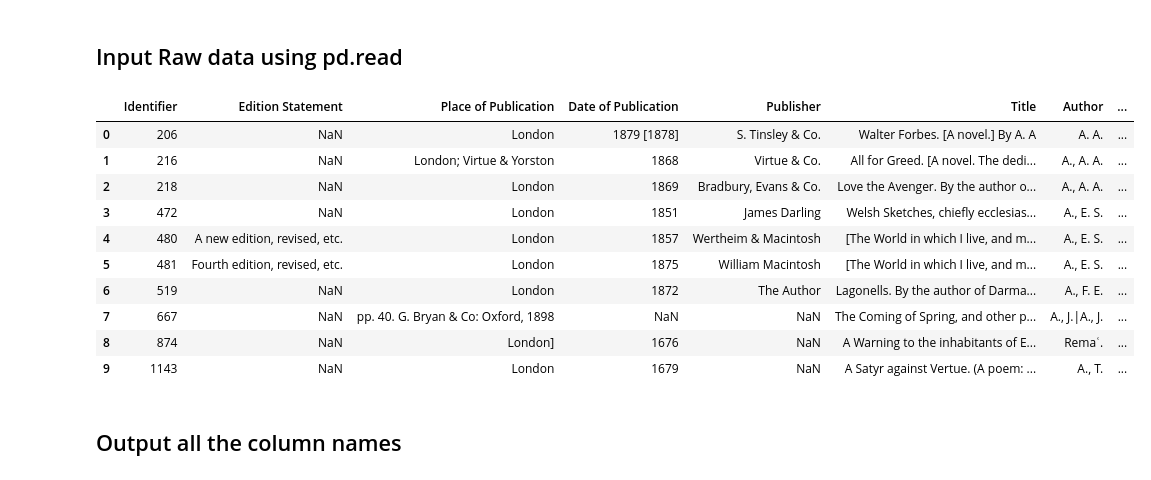
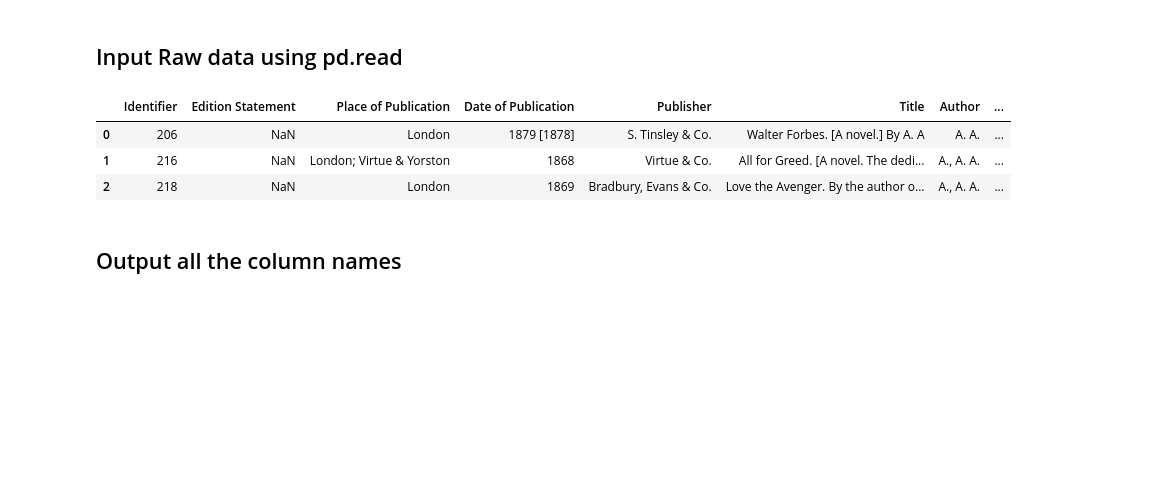
Before and after one commit to stevennhww/data-cleaning, a Jupyter notebook: data_cleaning_01.ipynb, the cells around one changed output. Cells and saved outputs as stored; diff of their text form; code cells hidden in the pictures; blank space fills up the shorter version.

```diff
--- a/data_cleaning_01.ipynb
+++ b/data_cleaning_01.ipynb
@@ -5,19 +5,12 @@ import numpy as np
 ## Input Raw data using pd.read
 # %%
 df = pd.read_csv('/Users/huimeixiao/Downloads/BL-Flickr-Images-Book.csv')
-df.head(10)
+df.head(3)
 # %% [output]
 |  | Identifier | Edition Statement | Place of Publication | Date of Publication | Publisher | Title | Author | ... |
 | 0 | 206 | NaN | London | 1879 [1878] | S. Tinsley & Co. | Walter Forbes. [A novel.] By A. A | A. A. | ... |
 | 1 | 216 | NaN | London; Virtue & Yorston | 1868 | Virtue & Co. | All for Greed. [A novel. The dedi... | A., A. A. | ... |
 | 2 | 218 | NaN | London | 1869 | Bradbury, Evans & Co. | Love the Avenger. By the author o... | A., A. A. | ... |
-| 3 | 472 | NaN | London | 1851 | James Darling | Welsh Sketches, chiefly ecclesias... | A., E. S. | ... |
-| 4 | 480 | A new edition, revised, etc. | London | 1857 | Wertheim & Macintosh | [The World in which I live, and m... | A., E. S. | ... |
-| 5 | 481 | Fourth edition, revised, etc. | London | 1875 | William Macintosh | [The World in which I live, and m... | A., E. S. | ... |
-| 6 | 519 | NaN | London | 1872 | The Author | Lagonells. By the author of Darma... | A., F. E. | ... |
-| 7 | 667 | NaN | pp. 40. G. Bryan & Co: Oxford, 1898 | NaN | NaN | The Coming of Spring, and other p... | A., J.|A., J. | ... |
-| 8 | 874 | NaN | London] | 1676 | NaN | A Warning to the inhabitants of E... | Remaʿ. | ... |
-| 9 | 1143 | NaN | London | 1679 | NaN | A Satyr against Vertue. (A poem: ... | A., T. | ... |
 # %% [markdown]
 ## Output all the column names
 # %%
```
Also changed, not shown: parts of 17 cells of this notebook.
